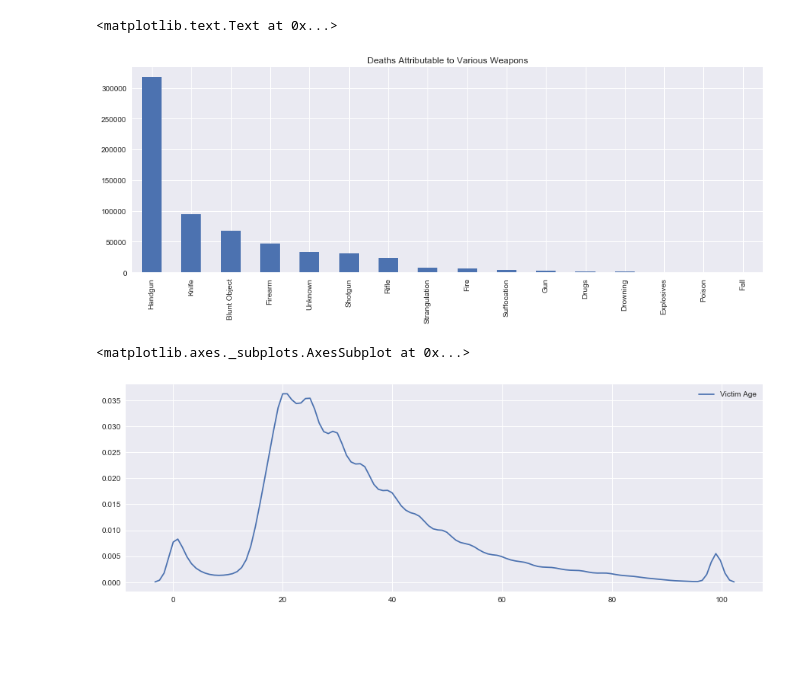
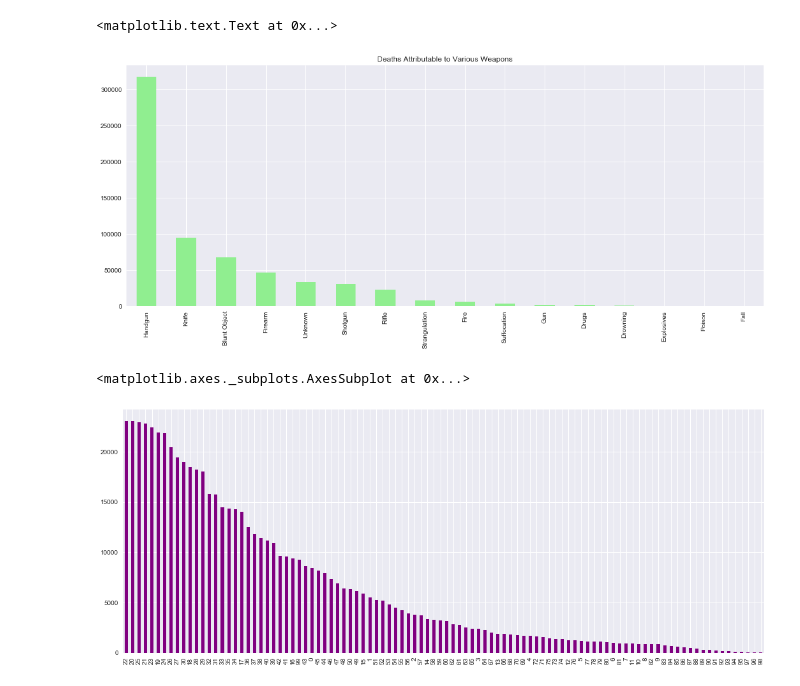
Before and after one commit to vineethsai/CSE-160-final-project, a Jupyter notebook: CSE-160-final.ipynb, the cells around one changed output. Cells and saved outputs as stored; diff of their text form; code cells hidden in the pictures; blank space fills up the shorter version.

```diff
--- a/CSE-160-final.ipynb
+++ b/CSE-160-final.ipynb
@@ -4,20 +4,20 @@ import numpy as np
 %matplotlib inline
 import matplotlib.pyplot as plt
 import seaborn as sns
-plt.rcParams["figure.figsize"] = (15,5)
+plt.rcParams["figure.figsize"] = (18,7)
 import csv
 from operator import itemgetter
 # %%
-df = pd.read_csv("C:\Users\Vineeth\OneDrive\Documents\CSE 160\crime_dataset.csv", low_memory = False)
+df = pd.read_csv("crime_dataset.csv", low_memory = False)
 # %%
-df["Weapon"].value_counts().plot(kind = "bar")
+df["Weapon"].value_counts().plot(kind = "bar", color = "LightGreen")
 plt.title('Deaths Attributable to Various Weapons')
 # %% [output]
 <matplotlib.text.Text at 0x...>
-[figure, old version]
+[figure, new version]
 # %%
 hdata = df[df['Victim Age']!=998]
-sns.kdeplot(hdata['Victim Age'])
+hdata["Victim Age"].value_counts().plot(kind = "bar", color = "purple")
 # %% [output]
 <matplotlib.axes._subplots.AxesSubplot at 0x...>
-[figure, old version]
+[figure, new version]
```
Also changed, not shown: parts of 16 cells of this notebook.
